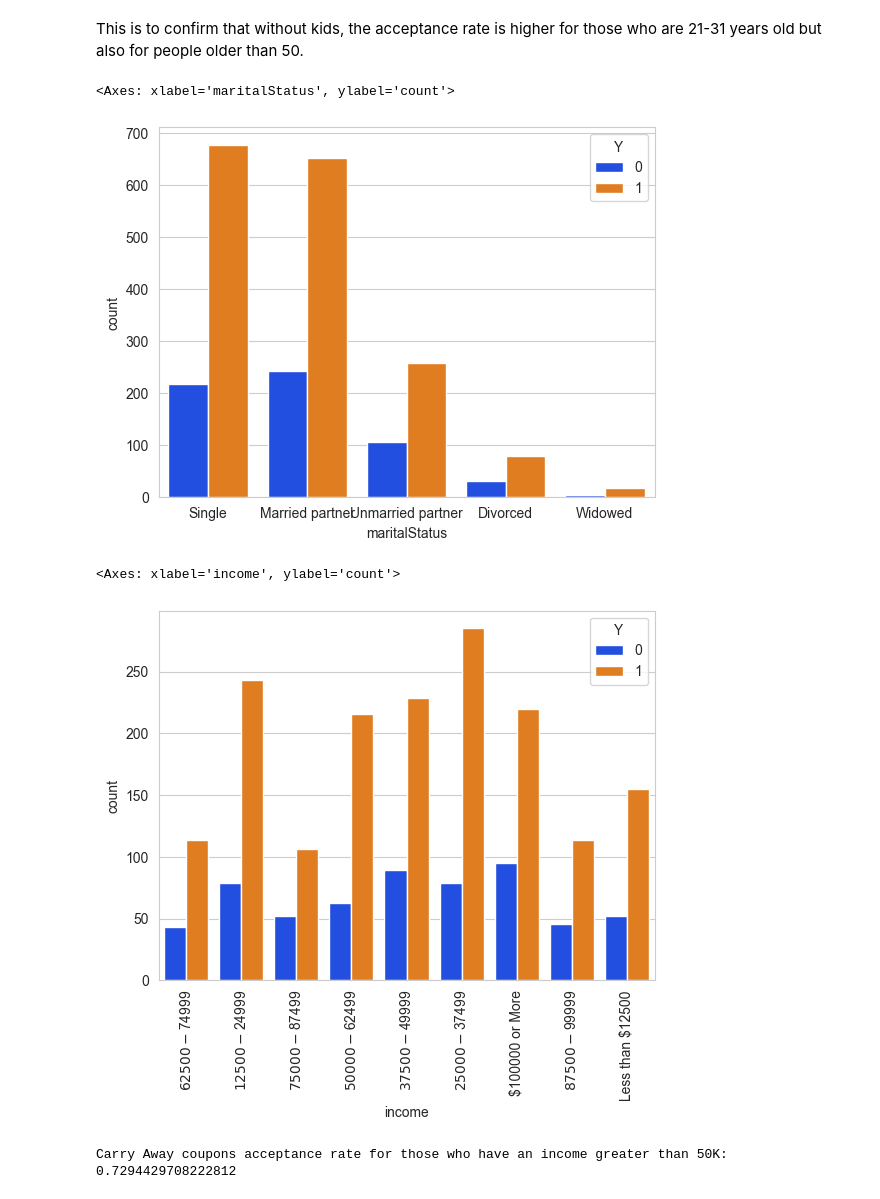
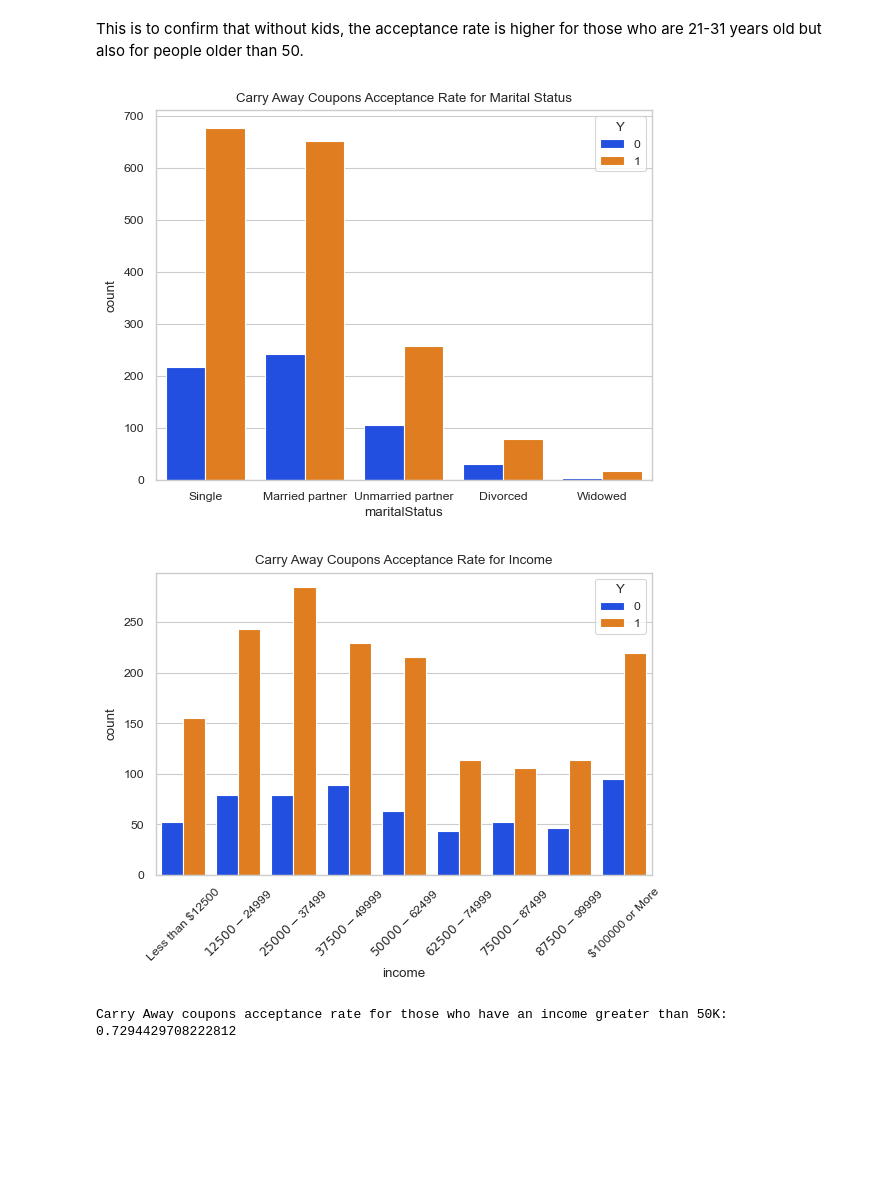
Before and after one commit to geo-rge-li/uci-coupon-analysis, a Jupyter notebook: prompt.ipynb, the cells around one changed output. Cells and saved outputs as stored; diff of their text form; code cells hidden in the pictures; blank space fills up the shorter version.

```diff
--- a/prompt.ipynb
+++ b/prompt.ipynb
@@ -408,17 +408,20 @@ sns.countplot(df_carry_away_without_kids, x='age', hue='Y', palette='bright', al
 This is to confirm that without kids, the acceptance rate is higher for those who are 21-31 years old but also for people older than 50.
 # %%
 # plot the acceptance rate of each marital status
-sns.countplot(df_carry_away, x='maritalStatus', hue='Y', palette='bright', alpha = 1)
+sns.countplot(df_carry_away, x='maritalStatus', hue='Y', palette='bright', alpha = 1).set_title('Carry Away Coupons Acceptance Rate for Marital Status')
+plt.savefig('images/carry_away_marital.png')
 # %% [output]
-<Axes: xlabel='maritalStatus', ylabel='count'>
-[figure, old version]
+[figure, new version]
 # %%
 # plot by income
-plt.tick_params(axis='x', rotation=90)
-sns.countplot(df_carry_away, x='income', hue='Y', palette='bright', alpha = 1)
+plt.tick_params(axis='x', rotation=45)
+plt.subplots_adjust(bottom=.25)
+# order the x axis by income
+
+sns.countplot(df_carry_away, x='income', hue='Y', palette='bright', alpha = 1, order=['Less than $12500','$12500 - $24999','$25000 - $37499', '$37500 - $49999', '$50000 - $62499', '$62500 - $74999', '$75000 - $87499', '$87500 - $99999', '$100000 or More']).set_title('Carry Away Coupons Acceptance Rate for Income')
+plt.savefig('images/carry_away_income.png')
 # %% [output]
-<Axes: xlabel='income', ylabel='count'>
-[figure, old version]
+[figure, new version]
 # %%
 # print the acceptance rate for income > 50K
 print("Carry Away coupons acceptance rate for those who have an income greater than 50K: ", df_carry_away.query('income in ["$50000 - $62499", "$62500 - $74999", "$75000 - $87499", "$87500 - $99999", "Over $100000"]')[df_carry_away['Y'] == 1].size / df_carry_away.query('income in ["$50000 - $62499", "$62500 - $74999", "$75000 - $87499", "$87500 - $99999", "Over $100000"]').size)
```
Also changed, not shown: parts of 11 cells of this notebook, 14 other files.
